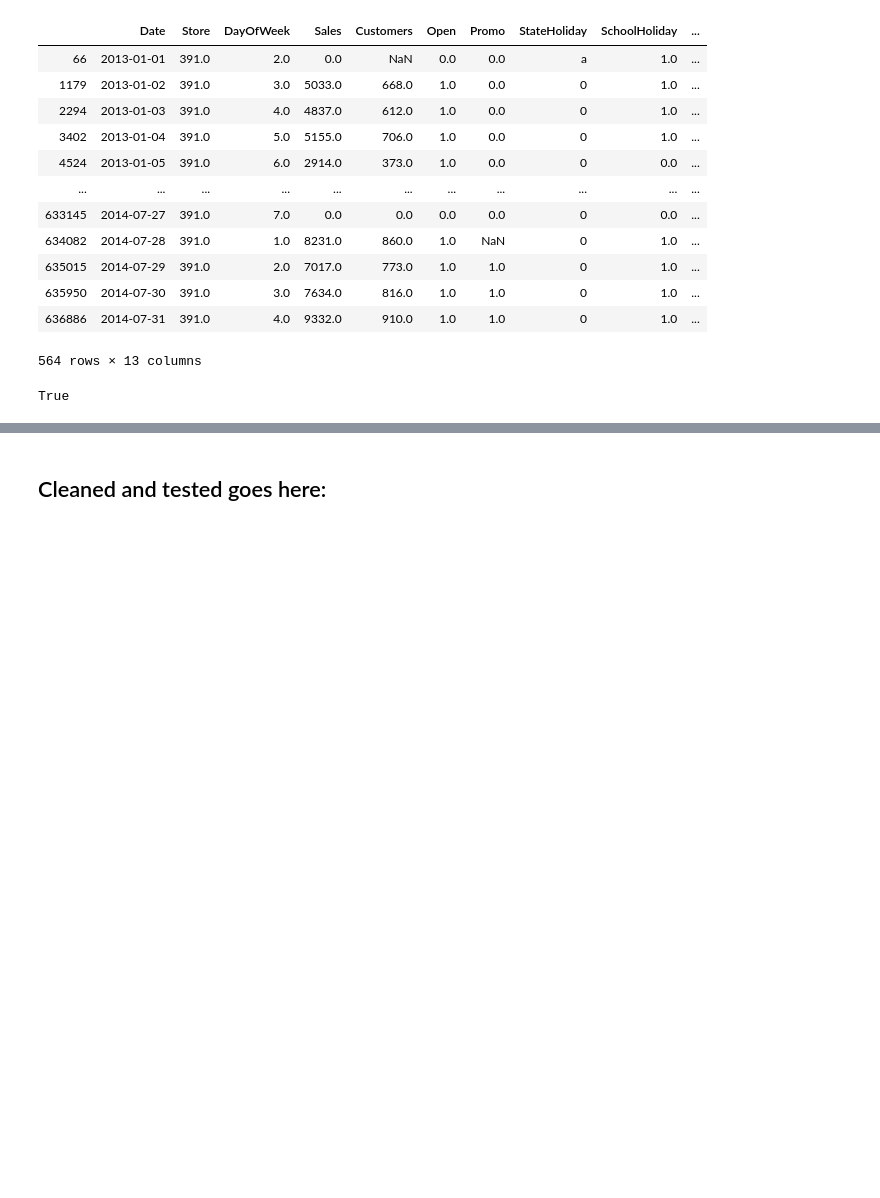
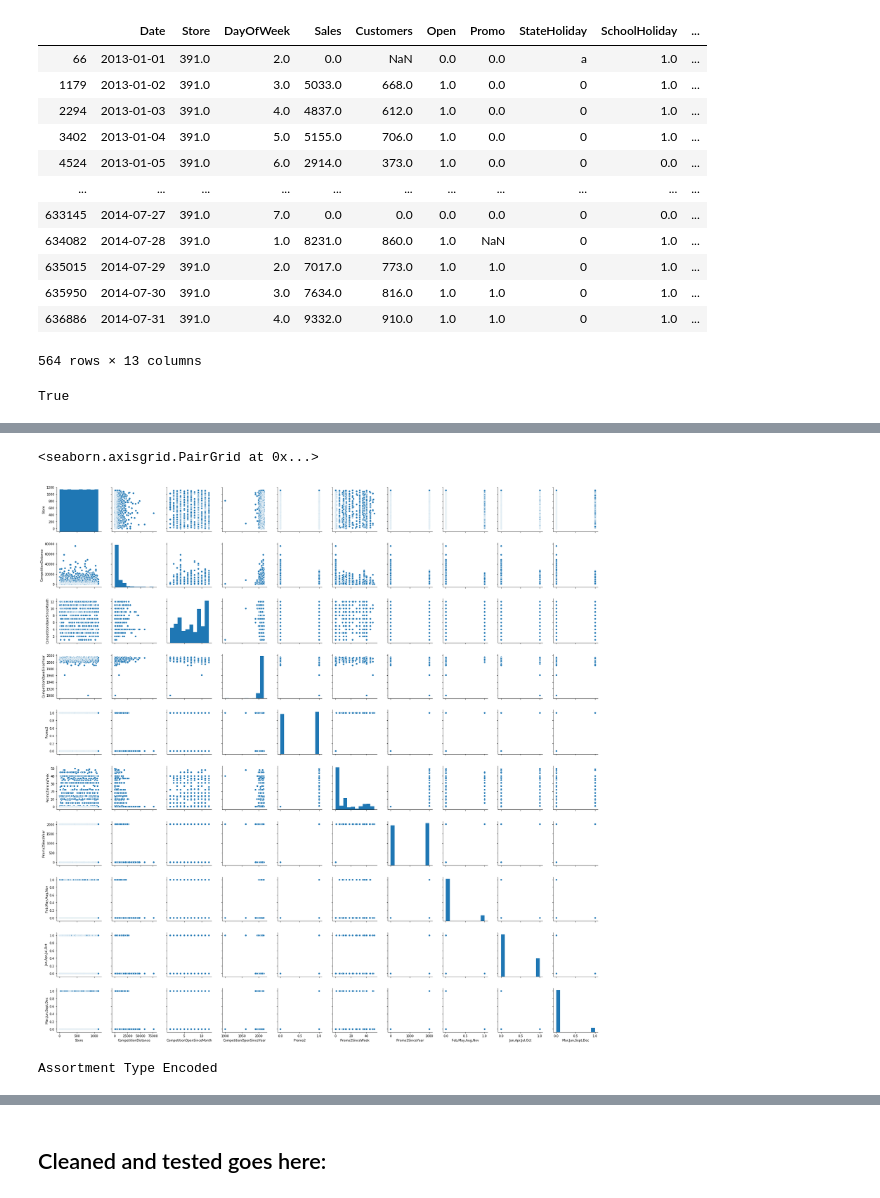
Before and after one commit to janeyoung2018/minicomp-rossmann, a Jupyter notebook: Day1.ipynb, the cells around one changed output, grey strips where cells are left out. Drawn from its saved outputs; the diff is of its cells as text; code cells hidden in the pictures; blank space fills up the shorter version.

```diff
--- a/Day1.ipynb
+++ b/Day1.ipynb
@@ -451,0 +609,9 @@ True
+# %%
+def fillEmptyDistances(row):
+    """FIlling empty distances with mean"""
+    if pd.isnull(row['CompetitionDistance']):
+        return store['CompetitionDistance'].mean()
+    else:
+        return row['CompetitionDistance']
+
+store['CompetitionDistance'] = store.apply(fillEmptyDistances, axis=1)
@@ -451,0 +631,9 @@ True
+# %%
+def encodePromoInterval(store):
+    """Gets dummies for 'PromoInterval' into three columns and concat them to the table"""
+    PromoInterval = pd.get_dummies(store['PromoInterval'])
+    store = pd.concat([store, PromoInterval], axis=1)
+    return store
+    print('PromoIntervals encoded')
+
+store = promoInterval(store)
@@ -451,0 +678,17 @@ True
+# %%
+sns.pairplot(store)
+# %% [output]
+<seaborn.axisgrid.PairGrid at 0x...>
+[figure, added]
+# %%
+def encodeAssortment(raw_store):
+    """Gets dummies for 'Assortment' into three columns and concat them to the table"""
+    NewAssortment = pd.get_dummies(raw_store['Assortment'])
+    NewAssortment.rename(columns={'a':'Basic Assort', 'b':'Extra Assort', 'c':'Extended Assort'}, inplace=True)
+    raw_store = pd.concat([raw_store, NewAssortment], axis=1)
+    print('Assortment Type Encoded')
+    return raw_store
+
+raw_store = encodeAssortment(raw_store)
+# %% [output]
+Assortment Type Encoded
```
Also changed, not shown: parts of 41 cells of this notebook, 1 other file.
